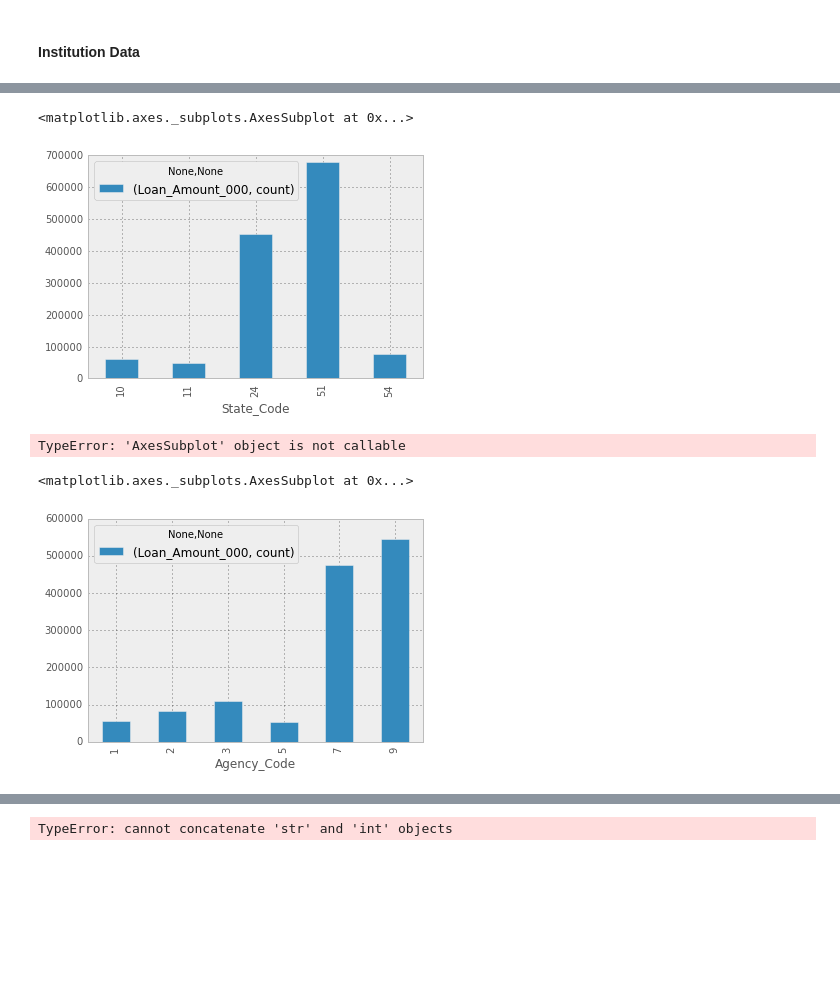
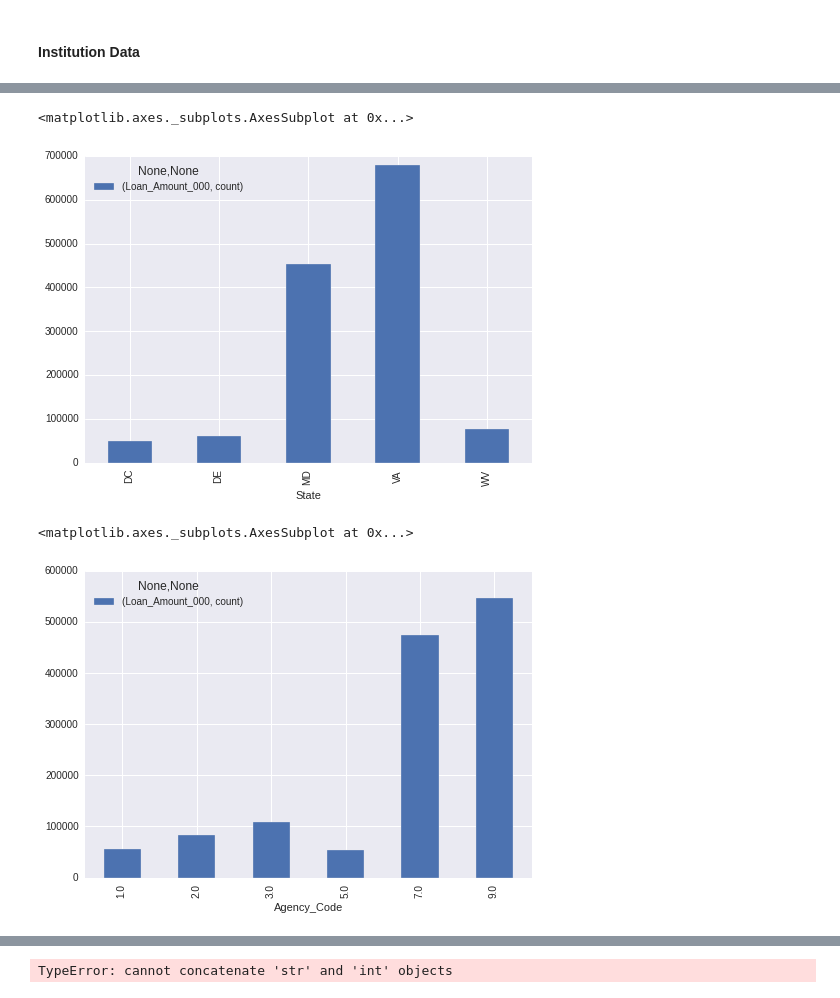
Before and after one commit to jainshubham/notebooks, a Jupyter notebook: Capital_One.ipynb, the cells around one changed output, grey strips where cells are left out. Cells and saved outputs as stored; diff of their text form; code cells hidden in the pictures; blank space fills up the shorter version.

Commit message:
added more simple plots

```diff
--- a/Capital_One.ipynb
+++ b/Capital_One.ipynb
@@ -107,0 +36,28 @@ loans_data.describe()
+# %%
+def loan_bracket(row):
+    if row['Loan_Amount_000'] < 100:
+        return '0-100'
+    elif row['Loan_Amount_000'] < 200:
+        return '100-200'
+    elif row['Loan_Amount_000'] < 300:
+        return '200-300'
+    elif row['Loan_Amount_000'] < 400:
+        return '300-400'
+    elif row['Loan_Amount_000'] < 500:
+        return '400-500'
+    elif row['Loan_Amount_000'] < 600:
+        return '500-600'
+    elif row['Loan_Amount_000'] < 700:
+        return '600-700'
+    elif row['Loan_Amount_000'] < 800:
+        return '700-800'
+    elif row['Loan_Amount_000'] < 900:
+        return '800-900'
+    elif row['Loan_Amount_000'] < 1000:
+        return '900-1000'
+    elif row['Loan_Amount_000'] < 100000:
+        return '1000-100000'
+    else:
+        return 'na'
+
+data['loan_bracket'] = data.apply(lambda row: loan_bracket(row), axis=1)
@@ -108,15 +69,14 @@ loans_data.describe()
 # %%
-statewize = loans_data[['State_Code', 'Loan_Amount_000']]
-statewize_grouped = statewize.groupby('State_Code').agg(['count'])
+statewize = data[['State', 'Loan_Amount_000']]
+statewize_grouped = statewize.groupby('State').agg(['count'])
 statewize_grouped.plot(kind='bar')
 # %% [output]
 <matplotlib.axes._subplots.AxesSubplot at 0x...>
-[figure, old version]
+[figure, new version]
 # %%
-agencywize = loans_data[['Agency_Code', 'Loan_Amount_000']]
+agencywize = data[['Agency_Code', 'Loan_Amount_000']]
 agencywize_grouped = agencywize.groupby('Agency_Code').agg(['count'])
 agencywize_grouped.plot(kind='bar')
 # %% [output]
-TypeError: 'AxesSubplot' object is not callable
+<matplotlib.axes._subplots.AxesSubplot at 0x...>
-<matplotlib.axes._subplots.AxesSubplot at 0x...>
-[figure, old version]
+[figure, new version]
```
Also changed, not shown: parts of 13 cells of this notebook.
